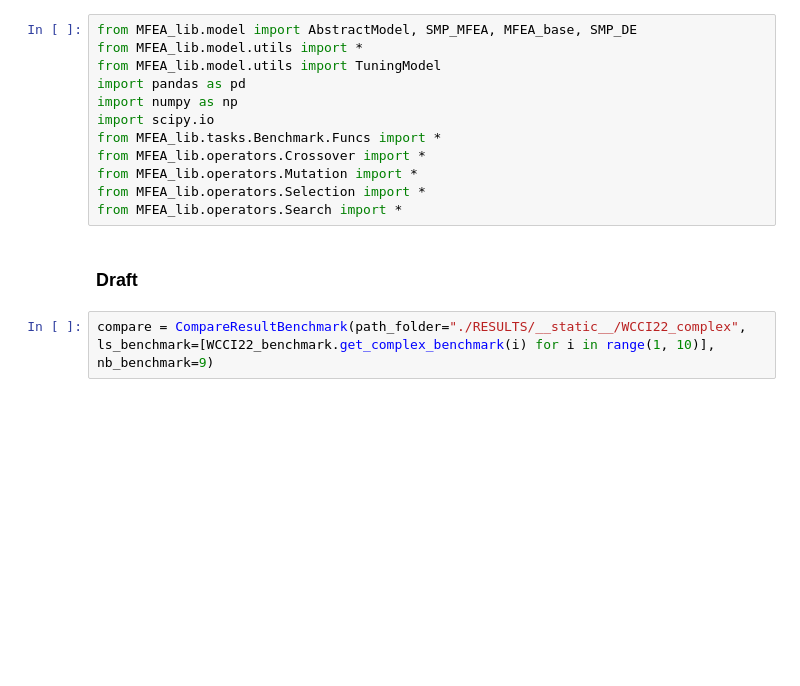
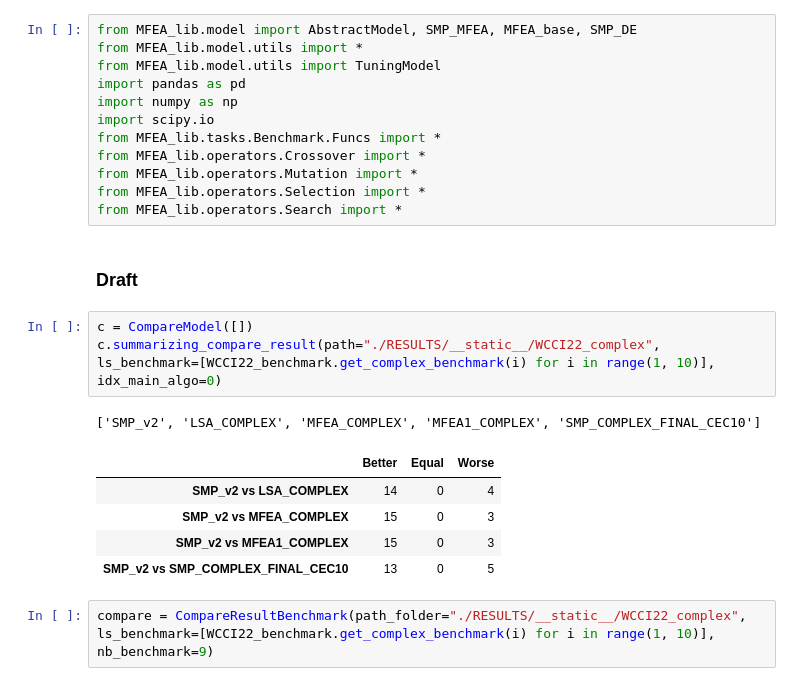
Before and after one commit to KM-MSO/MFEA_MSO, a Jupyter notebook: 7_multi_run.ipynb, the cells around one changed output. Drawn from its saved outputs; the diff is of its cells as text; blank space fills up the shorter version.

Commit message:
compare benchmark done, delete smp complex data

```diff
--- a/7_multi_run.ipynb
+++ b/7_multi_run.ipynb
@@ -12,6 +12,16 @@ from MFEA_lib.operators.Selection import *
 from MFEA_lib.operators.Search import *
 # %% [markdown]
 ### Draft
+# %%
+c = CompareModel([])
+c.summarizing_compare_result(path="./RESULTS/__static__/WCCI22_complex", ls_benchmark=[WCCI22_benchmark.get_complex_benchmark(i) for i in range(1, 10)], idx_main_algo=0)
+# %% [output]
+['SMP_v2', 'LSA_COMPLEX', 'MFEA_COMPLEX', 'MFEA1_COMPLEX', 'SMP_COMPLEX_FINAL_CEC10']
+|  | Better | Equal | Worse |
+| SMP_v2 vs LSA_COMPLEX | 14 | 0 | 4 |
+| SMP_v2 vs MFEA_COMPLEX | 15 | 0 | 3 |
+| SMP_v2 vs MFEA1_COMPLEX | 15 | 0 | 3 |
+| SMP_v2 vs SMP_COMPLEX_FINAL_CEC10 | 13 | 0 | 5 |
 # %%
 compare = CompareResultBenchmark(path_folder="./RESULTS/__static__/WCCI22_complex", ls_benchmark=[WCCI22_benchmark.get_complex_benchmark(i) for i in range(1, 10)], nb_benchmark=9)
 # %%
```
Also changed, not shown: parts of 5 cells of this notebook, 20 other files.
